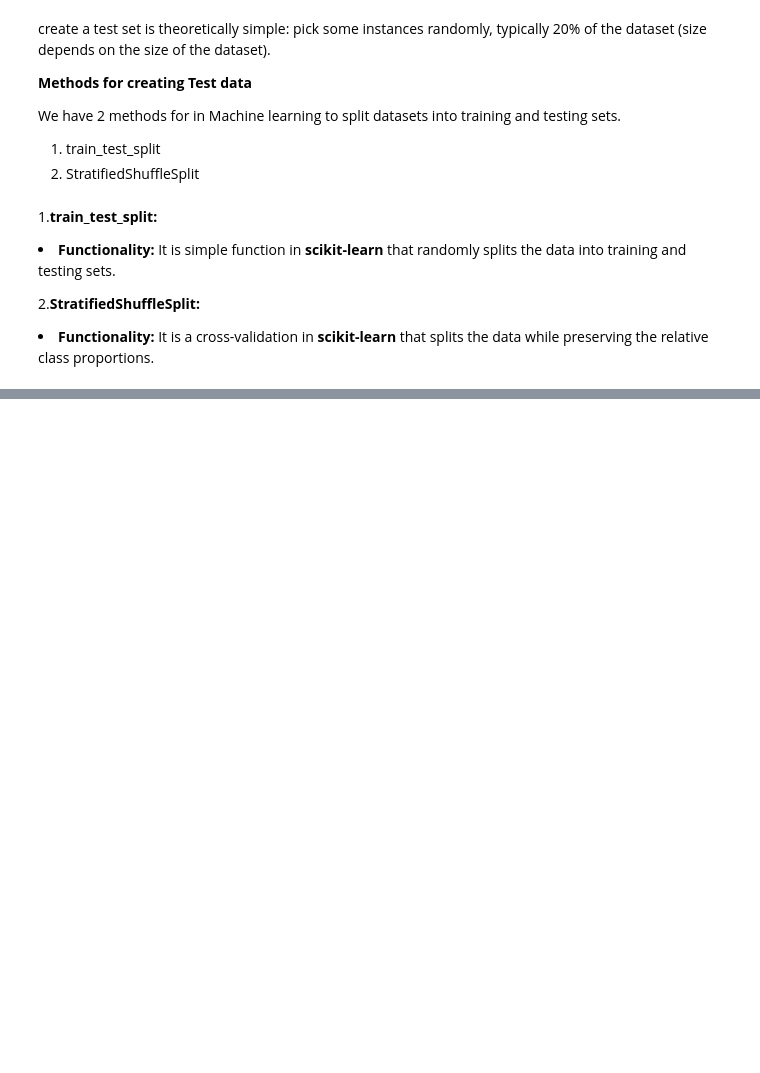
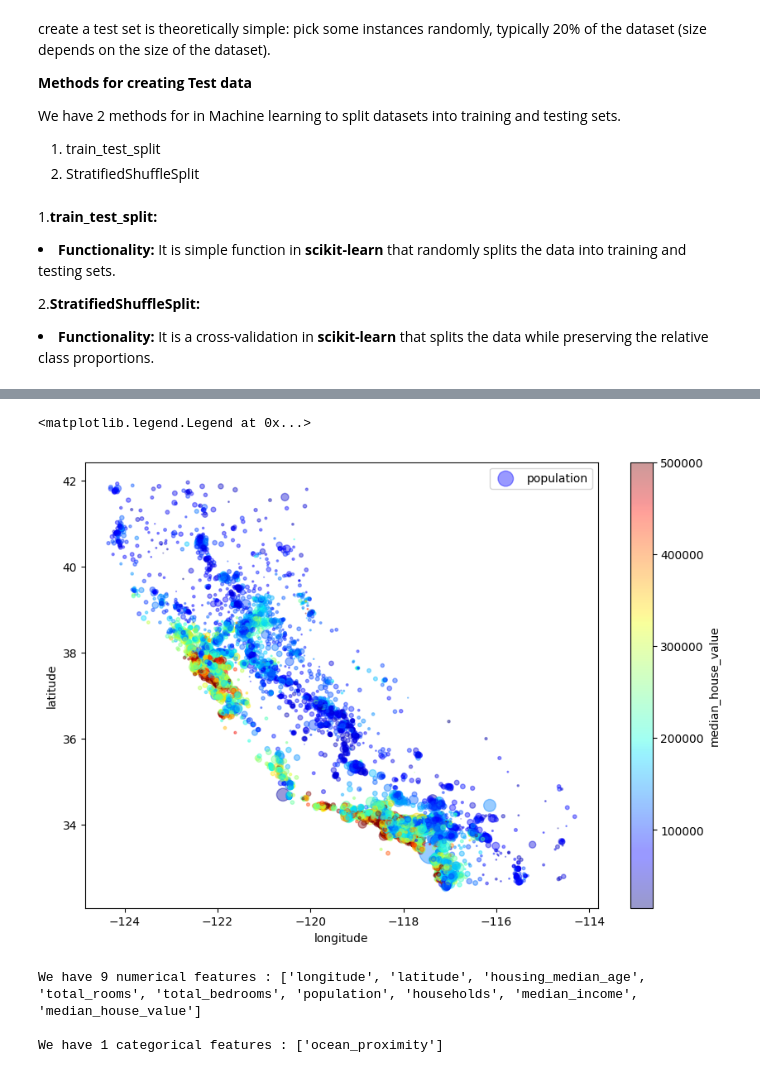
Before and after one commit to vaibhavthapli/ML_training, a Jupyter notebook: Regression.ipynb, the cells around one changed output, grey strips where cells are left out. Drawn from its saved outputs; the diff is of its cells as text; code cells hidden in the pictures; blank space fills up the shorter version.

```diff
--- a/Regression.ipynb
+++ b/Regression.ipynb
@@ -149,0 +143,7 @@ We have 2 methods for in Machine learning to split datasets into training and te
+# %%
+from sklearn.model_selection import StratifiedShuffleSplit
+
+split = StratifiedShuffleSplit(n_splits=1, test_size=0.2, random_state=42)
+for train_index, test_index in split.split(housing, housing.income_cat):
+    strat_train_set  = housing.loc[train_index]
+    strat_test_set = housing.loc[test_index]
@@ -149,0 +155,2 @@ We have 2 methods for in Machine learning to split datasets into training and te
+# %%
+housing = strat_train_set.copy()
@@ -149,0 +215,8 @@ We have 2 methods for in Machine learning to split datasets into training and te
+# %%
+housing.plot(kind="scatter", x="longitude", y="latitude", alpha=0.4,
+             s=housing["population"]/100, label="population", figsize=(10, 7),
+             c="median_house_value", cmap=plt.get_cmap("jet"), colorbar=True)
+plt.legend()
+# %% [output]
+<matplotlib.legend.Legend at 0x...>
+[figure, added]
@@ -149,0 +228,8 @@ We have 2 methods for in Machine learning to split datasets into training and te
+# %%
+# print columns
+print('We have {} numerical features : {}'.format(len(numeric_features), numeric_features))
+print('\nWe have {} categorical features : {}'.format(len(categorical_features), categorical_features))
+# %% [output]
+We have 9 numerical features : ['longitude', 'latitude', 'housing_median_age', 'total_rooms', 'total_bedrooms', 'population', 'households', 'median_income', 'median_house_value']
+
+We have 1 categorical features : ['ocean_proximity']
```
Also changed, not shown: parts of 27 cells of this notebook.
